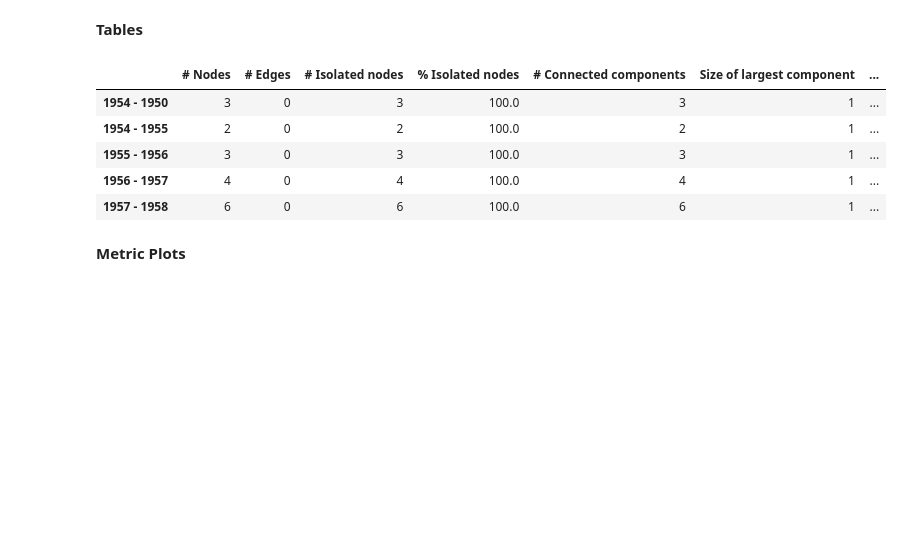
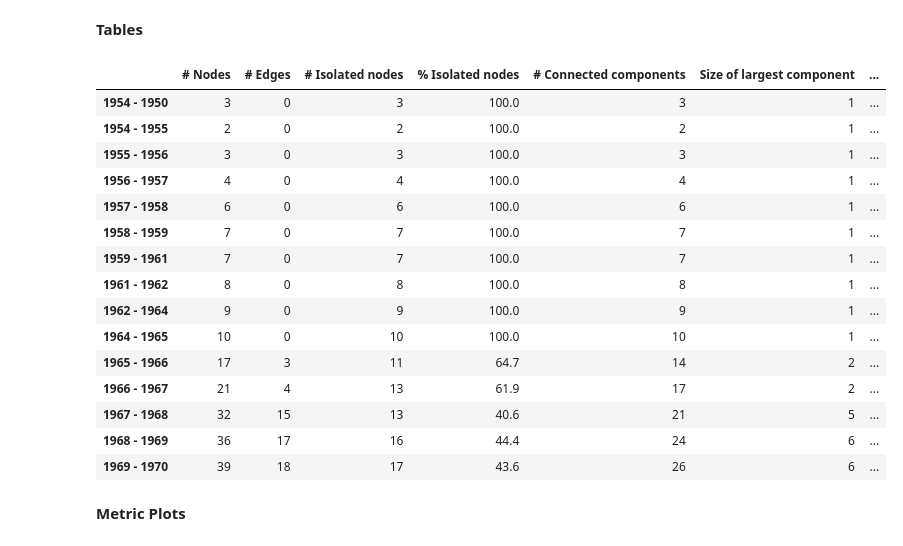
Before and after one commit to Nikoleta-v3/bibliometric-study-of-the-prisoners-dilemma, a Jupyter notebook: src/nbs/2. Collaborativeness .ipynb, the cells around one changed output. Saved outputs shown, nothing was run; the diff lists cells and outputs as text; code cells hidden in the pictures; blank space fills up the shorter version.

```diff
--- a/src/nbs/2. Collaborativeness .ipynb
+++ b/src/nbs/2. Collaborativeness .ipynb
@@ -86,6 +86,11 @@ def collaborative_metrics_of_graph(graph):
 
     clustering_coeff = round(nx.average_clustering(graph), 3)
 
+    try:
+        number_of_communities = len(list(greedy_modularity_communities(graph)))
+    except ZeroDivisionError:
+        number_of_communities = '-'
+
     communities = community.best_partition(graph)
     try:
         modularity = community.modularity(partition=communities, graph=graph)
@@ -95,7 +100,8 @@ def collaborative_metrics_of_graph(graph):
     metrics = {'# Nodes': num_nodes, '# Edges': num_edges, '# Isolated nodes': isolated_nodes,
                '% Isolated nodes': percentage_isolated_nodes, '# Connected components': number_connected_components,
                'Size of largest component': size_of_largest_cc, 'Av. degree': av_degree,
-               'Clustering coeff': clustering_coeff, 'Modularity': modularity}
+               'Clustering coeff': clustering_coeff, '# Communities': number_of_communities,
+               'Modularity': modularity}
 
     return metrics, degree_distribution
 # %% [markdown]
@@ -130,7 +137,7 @@ center_clusters_metrics = [collaborative_metrics_of_graph(G)[0] for G in center_
 **Tables**
 # %%
 columns_order = ['# Nodes', '# Edges', '# Isolated nodes', '% Isolated nodes', '# Connected components',
-                 'Size of largest component', 'Av. degree', 'Modularity', 'Clustering coeff']
+                 'Size of largest component', 'Av. degree', '# Communities', 'Modularity', 'Clustering coeff']
 # %%
 metrics_table = pd.DataFrame.from_dict(metrics).round(3)
 metrics_table.index= ["Prisoner's Dilemma", "Auction Games", "Price of Anarchy"]
@@ -225,9 +262,13 @@ cumulative_metrics = [[collaborative_metrics_of_graph(G)[0] for G in sub_graphs]
 cumulative_cluster_metrics = [[collaborative_metrics_of_graph(G)[0] for G in sub_graphs] for sub_graphs in cumulative_clusters]
 # %%
 total_nodes = [int(metric['# Nodes']) for metric in metrics]
+total_con = [int(metric['# Connected components']) for metric in metrics]
+largest_cc = [int(metric['Size of largest component']) for metric in metrics]
 for i in range(3):
     for sub_graph in cumulative_metrics[i]:
         sub_graph['% Nodes'] = round(sub_graph['# Nodes'] / total_nodes[i], 3)
+        sub_graph['% Connected components'] = round(sub_graph['# Connected components'] / total_con[i], 3)
+        sub_graph['% Size of largest'] = round(sub_graph['Size of largest component'] / largest_cc[i], 3)
 # %% [markdown]
 **Tables**
 # %%
@@ -238,14 +279,24 @@ cumulative_table = pd.DataFrame.from_dict(cumulative_metrics[0]).round(3)
 cumulative_table.index = [periods_dictionary["Period {}".format(i)] for i,_ in enumerate(cumulative_table.index)]
 cumulative_table = cumulative_table.reindex(columns_order, axis=1)
 # %%
-cumulative_table.head()
+cumulative_table.head(15)
 # %% [output]
 |  | # Nodes | # Edges | # Isolated nodes | % Isolated nodes | # Connected components | Size of largest component | ... |
 | 1954 - 1950 | 3 | 0 | 3 | 100.0 | 3 | 1 | ... |
 | 1954 - 1955 | 2 | 0 | 2 | 100.0 | 2 | 1 | ... |
 | 1955 - 1956 | 3 | 0 | 3 | 100.0 | 3 | 1 | ... |
 | 1956 - 1957 | 4 | 0 | 4 | 100.0 | 4 | 1 | ... |
 | 1957 - 1958 | 6 | 0 | 6 | 100.0 | 6 | 1 | ... |
+| 1958 - 1959 | 7 | 0 | 7 | 100.0 | 7 | 1 | ... |
+| 1959 - 1961 | 7 | 0 | 7 | 100.0 | 7 | 1 | ... |
+| 1961 - 1962 | 8 | 0 | 8 | 100.0 | 8 | 1 | ... |
+| 1962 - 1964 | 9 | 0 | 9 | 100.0 | 9 | 1 | ... |
+| 1964 - 1965 | 10 | 0 | 10 | 100.0 | 10 | 1 | ... |
+| 1965 - 1966 | 17 | 3 | 11 | 64.7 | 14 | 2 | ... |
+| 1966 - 1967 | 21 | 4 | 13 | 61.9 | 17 | 2 | ... |
+| 1967 - 1968 | 32 | 15 | 13 | 40.6 | 21 | 5 | ... |
+| 1968 - 1969 | 36 | 17 | 16 | 44.4 | 24 | 6 | ... |
+| 1969 - 1970 | 39 | 18 | 17 | 43.6 | 26 | 6 | ... |
 # %%
 write_to_file(metric=cumulative_table.to_latex(), filename="cumulative_graphs_table.tex")
 # %%
```
Also changed, not shown: parts of 10 cells of this notebook, 35 other files.
